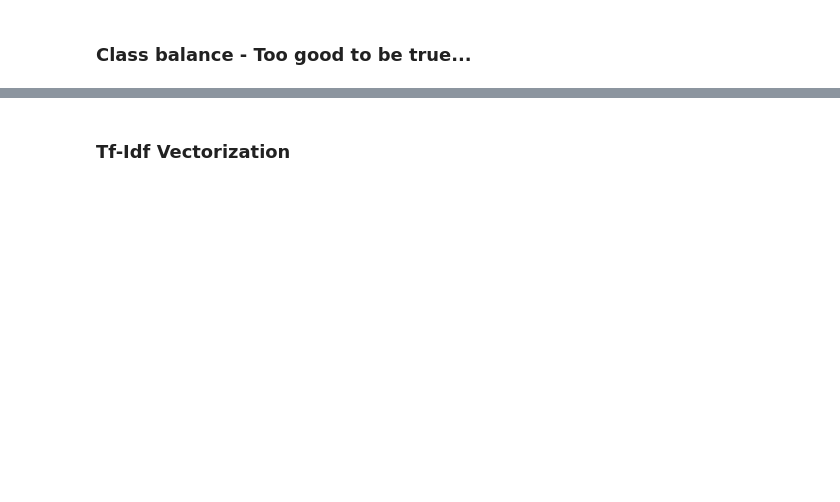
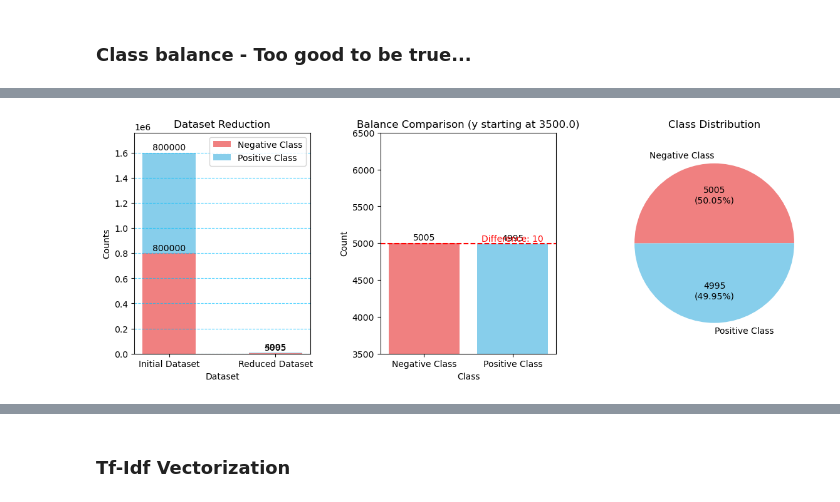
Before and after one commit to adma224/aws-real-time-sentiment-analysis, a Jupyter notebook: data-cleansing-feature-extraction.ipynb, the cells around one changed output, grey strips where cells are left out. Cells and saved outputs as stored; diff of their text form; code cells hidden in the pictures; blank space fills up the shorter version.

```diff
--- a/data-cleansing-feature-extraction.ipynb
+++ b/data-cleansing-feature-extraction.ipynb
@@ -333,0 +228,11 @@ import  string
+# %%
+fig, axs = plt.subplots(1, 3, figsize=(12, 5))
+
+compare_datasets(df_counts,data_counts, axs[0])
+bar_difference(data_counts, axs[1])
+simple_pie(data_counts, axs[2])
+plt.tight_layout(pad=3.0)
+
+plt.show()
+# %% [output]
+[figure, added]
```
Also changed, not shown: parts of 67 cells of this notebook, 1 other file.
